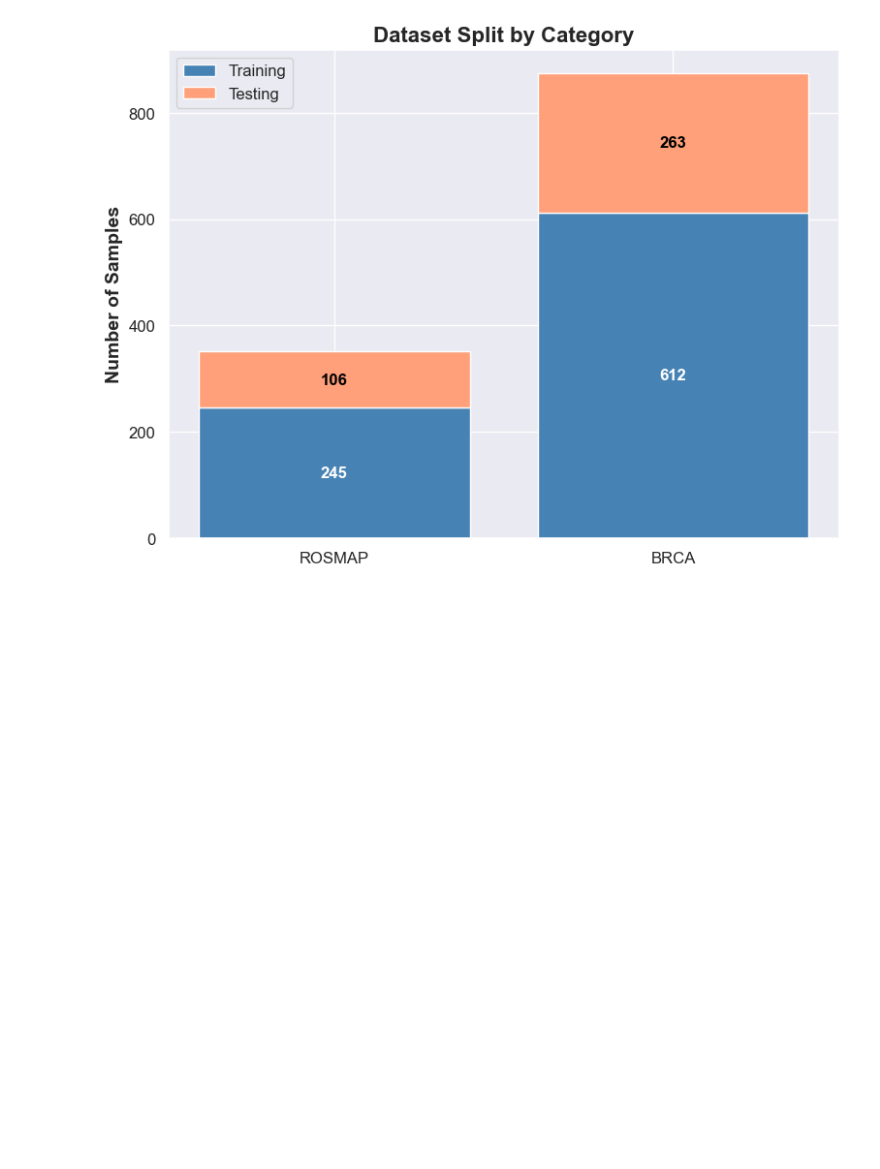
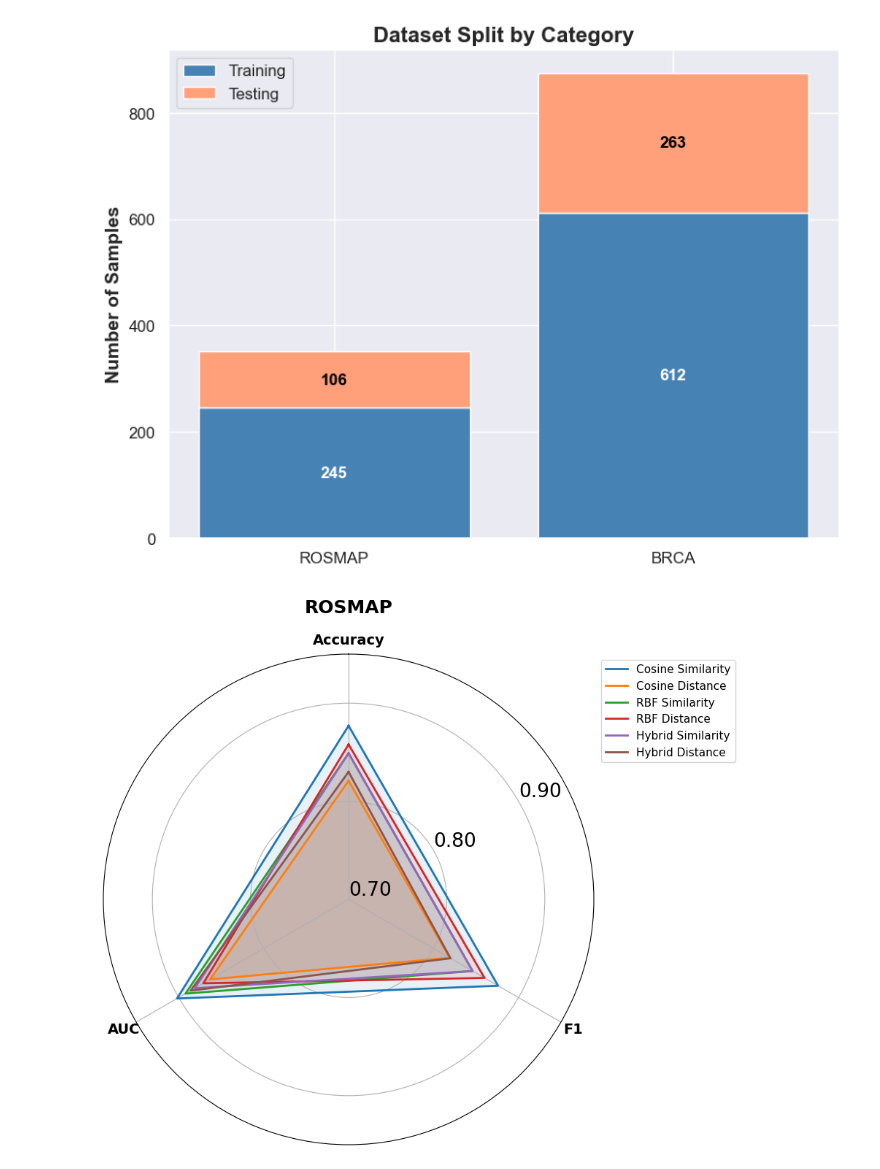
Before and after one commit to Masrafe-Siam/omics_data_project, a Jupyter notebook: barchart.ipynb, the cells around one changed output. Drawn from its saved outputs; the diff is of its cells as text; code cells hidden in the pictures; blank space fills up the shorter version.

```diff
--- a/barchart.ipynb
+++ b/barchart.ipynb
@@ -1088,3 +1088,59 @@ plt.savefig("stacked_split_bars.png", dpi=300)
 plt.show()
 # %% [output]
 [figure]
+# %%
+import numpy as np
+import pandas as pd
+import matplotlib.pyplot as plt
+from math import pi
+import matplotlib.ticker as ticker
+
+# Original data
+data = [
+    {"Dataset": "ROSMAP", "Method": "Cosine Similarity", "Accuracy": 0.877, "F1": 0.876, "AUC": 0.902},
+    {"Dataset": "ROSMAP", "Method": "Cosine Distance", "Accuracy": 0.821, "F1": 0.819, "AUC": 0.863},
+    {"Dataset": "ROSMAP", "Method": "RBF Similarity", "Accuracy": 0.849, "F1": 0.846, "AUC": 0.892},
+    {"Dataset": "ROSMAP", "Method": "RBF Distance", "Accuracy": 0.858, "F1": 0.860, "AUC": 0.871},
+    {"Dataset": "ROSMAP", "Method": "Hybrid Similarity", "Accuracy": 0.849, "F1": 0.846, "AUC": 0.881},
+    {"Dataset": "ROSMAP", "Method": "Hybrid Distance", "Accuracy": 0.830, "F1": 0.820, "AUC": 0.886},
+]
+
+df = pd.DataFrame(data)
+
+# Radar chart setup
+metrics = ['Accuracy', 'F1', 'AUC']
+num_vars = len(metrics)
+angles = np.linspace(0, 2 * np.pi, num_vars, endpoint=False).tolist()
+angles += angles[:1]  # close the loop
+
+# Create figure
+fig, ax = plt.subplots(figsize=(9, 9), subplot_kw=dict(polar=True))
+
+# Plot each method
+for _, row in df.iterrows():
+    values = row[metrics].tolist()
+    values += values[:1]
+    ax.plot(angles, values, label=row["Method"], linewidth=2)
+    ax.fill(angles, values, alpha=0.1)
+
+# Axis configuration
+ax.set_theta_offset(np.pi / 2)
+ax.set_theta_direction(-1)
+ax.set_thetagrids(np.degrees(angles[:-1]), metrics, fontsize=14, weight='bold')
+
+# Radial ticks
+custom_ticks = np.arange(0.7, .95, 0.1)
+ax.set_ylim(0.7, 0.95)
+ax.set_yticks(custom_ticks)
+ax.yaxis.set_major_formatter(ticker.FuncFormatter(lambda x, _: f"{x:.2f}"))
+ax.tick_params(axis='y', labelsize=19)
+ax.set_rlabel_position(180 / num_vars)
+
+# Title and legend
+plt.title("ROSMAP", fontsize=18, weight='bold', pad=20)
+plt.legend(loc='upper right', bbox_to_anchor=(1.3, 1.0), fontsize=11)
+plt.tight_layout()
+#plt.savefig("rosmap_radar_chart.png", dpi=300)
+plt.show()
+# %% [output]
+[figure, added]
```
Also changed, not shown: parts of 7 cells of this notebook.
